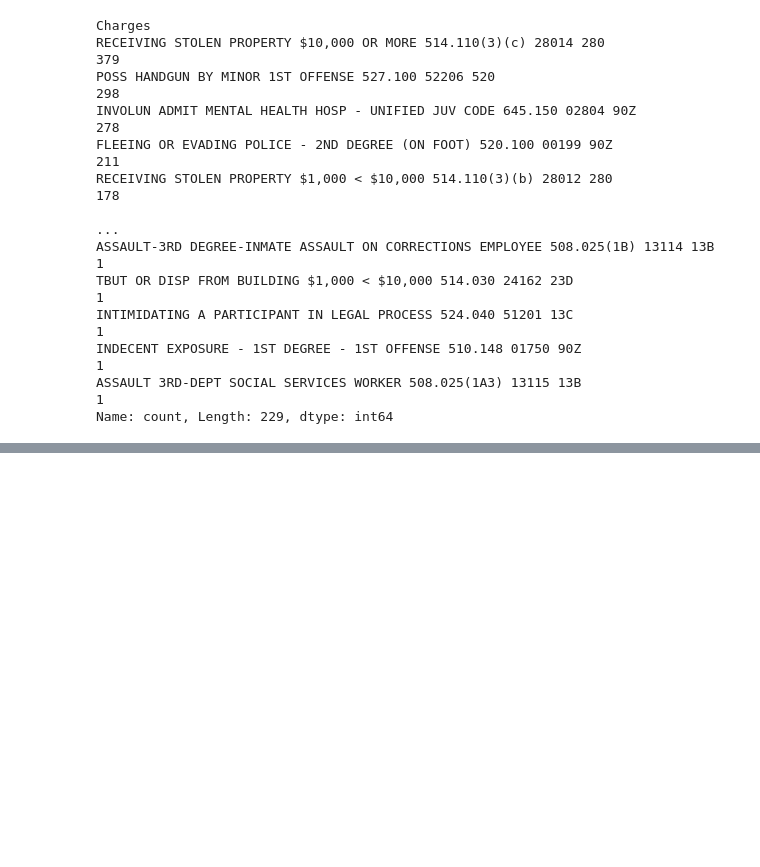
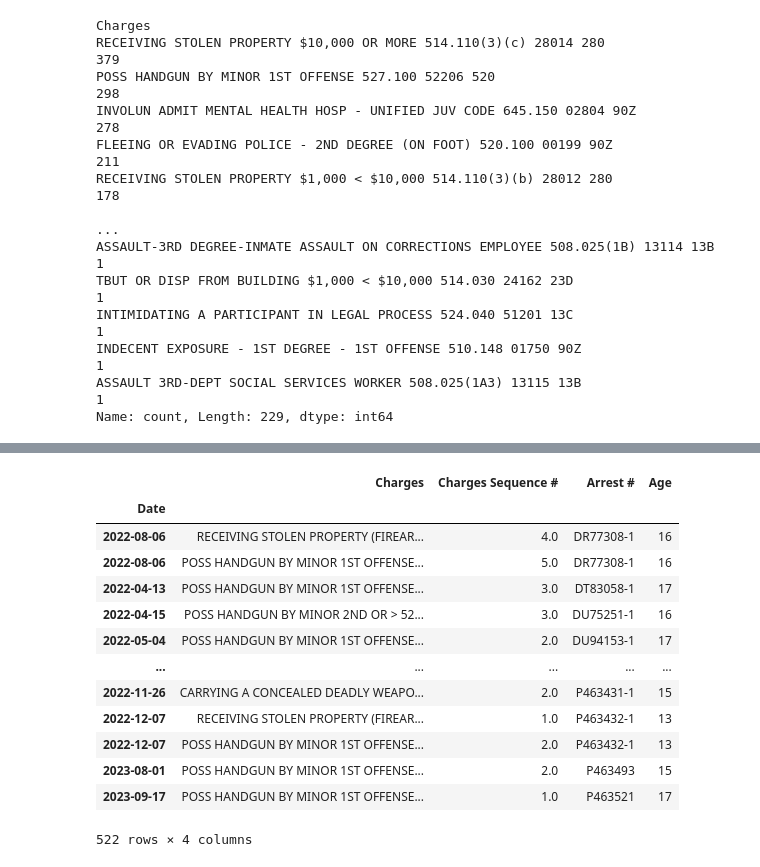
Before and after one commit to marresaburke/tracking_Louisville_crime, a Jupyter notebook: teens_arrested.ipynb, the cells around one changed output, grey strips where cells are left out. Cells and saved outputs as stored; diff of their text form; code cells hidden in the pictures; blank space fills up the shorter version.

```diff
--- a/teens_arrested.ipynb
+++ b/teens_arrested.ipynb
@@ -165,2 +153,21 @@ Name: count, dtype: int64
 # %%
 #Key words in guns_demographics charges: 'HANDGUN' 'FIREARM' 'WEAPON'
+# %%
+handgun = ['POSS HANDGUN BY MINOR 1ST OFFENSE 527.100 52206 520','RECEIVING STOLEN PROPERTY (FIREARM) 514.110 28020 280', 'CARRYING A CONCEALED DEADLY WEAPON 527.020 01501 520','POSS HANDGUN BY MINOR 2ND OR > 527.100 52205 520', 'TBUT OR DISP FIREARM 514.030 23100 23H', 'POSSESSION OF HANDGUN BY CONVICTED FELON 527.040 52197 520','UNLAWFUL POSSESSION OF WEAPON ON SCHOOL PROPERTY 527.070 52204 520', 'UNLAWFULLY PROV/PERMIT MINOR TO POSSESS HANDGUN 527.110 52203 520','USING RESTRICTED AMMO DURING A FELONY (NO SHOTS) 527.080(2)(A) 02549 520', 'POSSESSION OF DEFACED FIREARM 527.050 01504 520','POSSESSION OF FIREARM BY CONVICTED FELON 527.040 52196 520']
+gun_filter_df= teen_data[teen_data['Charges'].isin(handgun)]
+gun_filter_df
+# %% [output]
+|  | Charges | Charges Sequence # | Arrest # | Age |
+| Date |  |  |  |  |
+| 2022-08-06 | RECEIVING STOLEN PROPERTY (FIREAR... | 4.0 | DR77308-1 | 16 |
+| 2022-08-06 | POSS HANDGUN BY MINOR 1ST OFFENSE... | 5.0 | DR77308-1 | 16 |
+| 2022-04-13 | POSS HANDGUN BY MINOR 1ST OFFENSE... | 3.0 | DT83058-1 | 17 |
+| 2022-04-15 | POSS HANDGUN BY MINOR 2ND OR > 52... | 3.0 | DU75251-1 | 16 |
+| 2022-05-04 | POSS HANDGUN BY MINOR 1ST OFFENSE... | 2.0 | DU94153-1 | 17 |
+| ... | ... | ... | ... | ... |
+| 2022-11-26 | CARRYING A CONCEALED DEADLY WEAPO... | 2.0 | P463431-1 | 15 |
+| 2022-12-07 | RECEIVING STOLEN PROPERTY (FIREAR... | 1.0 | P463432-1 | 13 |
+| 2022-12-07 | POSS HANDGUN BY MINOR 1ST OFFENSE... | 2.0 | P463432-1 | 13 |
+| 2023-08-01 | POSS HANDGUN BY MINOR 1ST OFFENSE... | 2.0 | P463493 | 15 |
+| 2023-09-17 | POSS HANDGUN BY MINOR 1ST OFFENSE... | 1.0 | P463521 | 17 |
+522 rows × 4 columns
```
Also changed, not shown: parts of 5 cells of this notebook, 2 other files.
